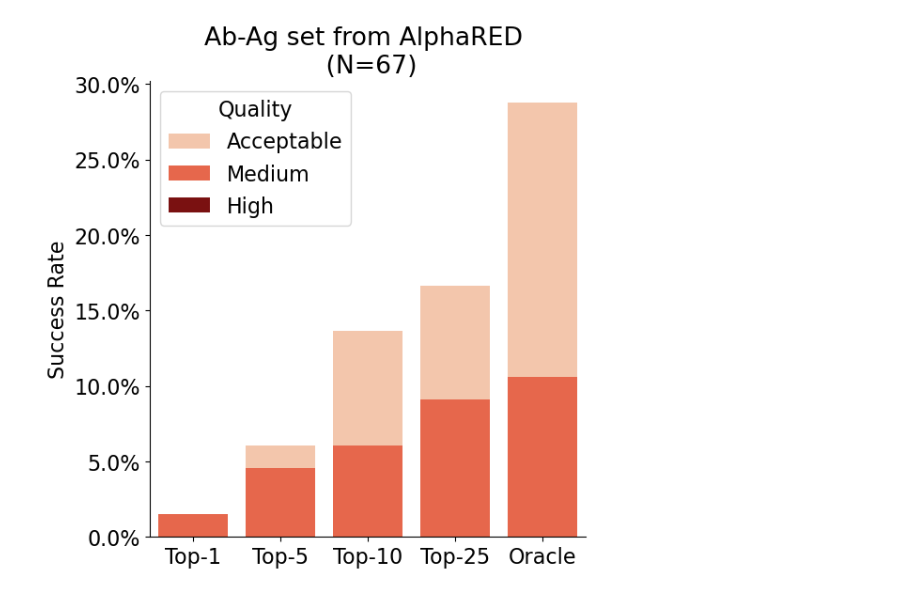
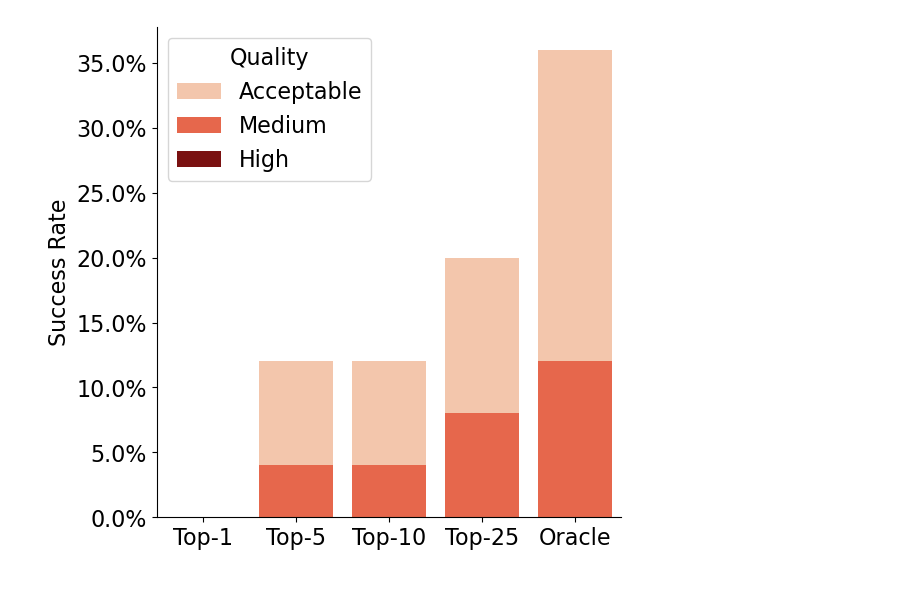
Before and after one commit to Graylab/DFMDock, a Jupyter notebook: scripts/notebooks/plot.ipynb, the cells around one changed output. Drawn from its saved outputs; the diff is of its cells as text; code cells hidden in the pictures.

```diff
--- a/scripts/notebooks/plot.ipynb
+++ b/scripts/notebooks/plot.ipynb
@@ -9,22 +9,25 @@ plt.rcParams['font.size'] = 16
 # %%
 # read csv files
 file_dir = '../csv_files/'
-train_set = 'pinder'
-test_set = 'db5_ab_ag'
-model = 'model_1'
+train_set = 'dips'
+test_set = 'db5_test'
+model = 'model_F_E_2'
 num_samples = 40
 num_steps = 40
 
 df_list = []
-for i in range(1,3):
+for i in range(3):
     file_name = f'{test_set}_{model}_{num_samples}_samples_{num_steps}_steps_{train_set}_{i}'
     df = pd.read_csv(f'{file_dir}{file_name}.csv')
     df['run'] = i
     df_list.append(df)
 # %%
-df_sr_list = []
-for df in df_list:
-    result_df = df.copy().sort_values(by='energy', ascending=True).groupby('id')
+def sort_df(df_list, score='energy'):
+    df = pd.concat(df_list)
+    if score == 'energy':
+        result_df = df.copy().sort_values(by=score, ascending=True).groupby('id')
+    elif score == 'iptm':
+        result_df = df.copy().sort_values(by=score, ascending=False).groupby('id')
     top1 = result_df.head(1).copy()
     top5 = result_df.head(5).sort_values(by='DockQ', ascending=False).groupby('id').head(1).copy()
     top10 = result_df.head(10).sort_values(by='DockQ', ascending=False).groupby('id').head(1).copy()
@@ -54,6 +57,4 @@ for df in df_list:
     df_sr['Medium'] = df_DockQ[(df_DockQ >= 0.49)].count() / df_DockQ.shape[0]
     df_sr['High'] = df_DockQ[(df_DockQ >= 0.8)].count() / df_DockQ.shape[0]
     df_sr = df_sr.reset_index()
-    df_sr_list.append(df_sr)
-
-df_sr = pd.concat(df_sr_list)
+    return df_sr, top1, best
@@ -92,29 +61,29 @@ df_sr = df_sr.reset_index()
 # %%
+df_sr, top1, best = sort_df(df_list, score='energy')
 melted_df = pd.melt(df_sr, id_vars='method', var_name='Quality', value_name='Success Rate')
 
 # Define custom colors for pastel red, muted red, and dark red
 custom_palette = ["#FFC3A0", "#FF5733", "#8B0000"]
 
 g = sns.catplot(
     data=melted_df,
     kind='bar',
     x='method',
     y='Success Rate',
     hue='Quality',
     dodge=False,
     palette=custom_palette,
     height=6,
     aspect=1,
     legend_out=False,
 )
 
 g.set_xlabels("")
 g.ax.yaxis.set_major_formatter(mtick.PercentFormatter(xmax=1.0))
 
 #plt.ylim(0, 0.5)
-plt.title("Ab-Ag set from AlphaRED \n (N=67)")
 plt.xticks(rotation=0)
-plt.savefig('DFMDock_db5_ab_ag.png', dpi=300, bbox_inches="tight")
+#plt.savefig('DFMDock_db5_ab_ag.png', dpi=300, bbox_inches="tight")
 plt.show()
 # %% [output]
-[figure, old version]
+[figure, new version]
```
Also changed, not shown: parts of 5 cells of this notebook, 30 other files.
